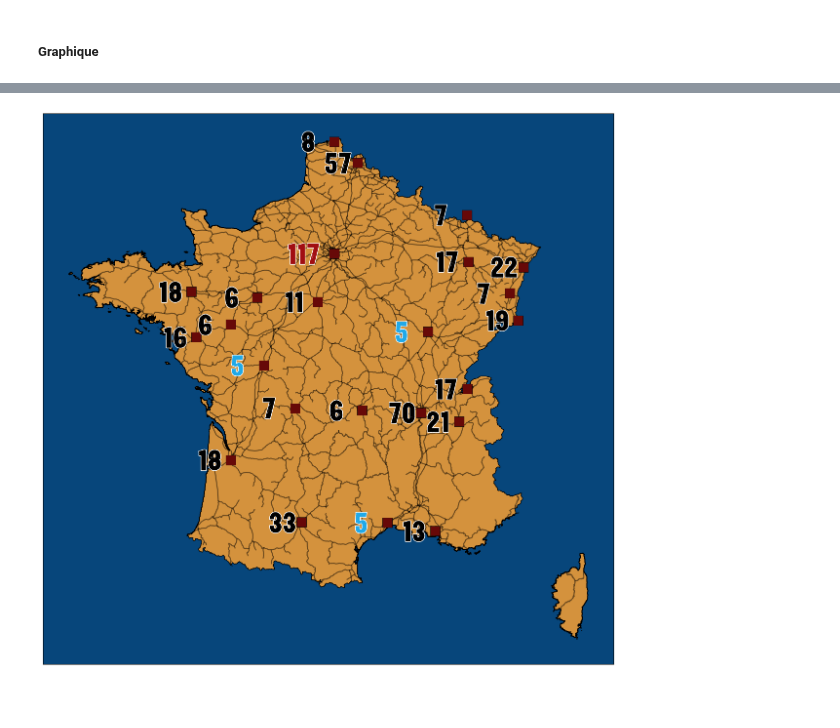
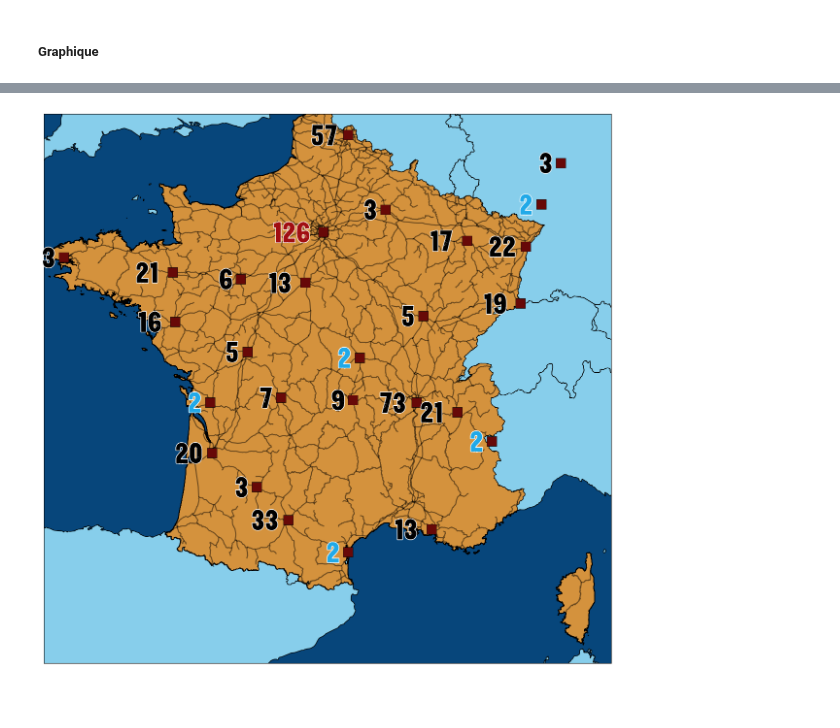
Before and after one commit to KylianSts/Perturbations_transport_public, a Jupyter notebook: TGV_TER_database_analysis.ipynb, the cells around one changed output, grey strips where cells are left out. Drawn from its saved outputs; the diff is of its cells as text; code cells hidden in the pictures.

```diff
--- a/TGV_TER_database_analysis.ipynb
+++ b/TGV_TER_database_analysis.ipynb
@@ -736,7 +737,7 @@ Note :
 - Ecrire le nombre de perturbation pour chaque gare le plus loin possible des autres textes/gares
 - couleurs de la carte qui varie selon les valuers autour
 # %%
-most_impacted_stop = df_merge.groupby('name_stop')['vehicle_id'].count().sort_values(ascending=False)[:50]
+most_impacted_stop = df_merge.groupby('name_stop')['vehicle_id'].count().sort_values(ascending=False)[:100]
 
 print(f"Arrets les plus impactés par les perturbations : \n\n {most_impacted_stop}")
 # %% [output]
@@ -788,8 +787,8 @@ name_to_erase = []
 for i in range(len(most_impacted_stop_new)):
     list_stop = [(most_impacted_stop_new.index[i], most_impacted_stop_new.iloc[i])]
     for j in range(i + 1, len(most_impacted_stop_new)):
-        if abs(stops_lon_lat_new['lon'].iloc[i] - stops_lon_lat_new['lon'].iloc[j]) < 0.5 and \
-           abs(stops_lon_lat_new['lat'].iloc[i] - stops_lon_lat_new['lat'].iloc[j]) < 0.5:
+        if abs(stops_lon_lat_new['lon'].iloc[i] - stops_lon_lat_new['lon'].iloc[j]) < 0.75 and \
+           abs(stops_lon_lat_new['lat'].iloc[i] - stops_lon_lat_new['lat'].iloc[j]) < 0.75:
             list_stop.append((most_impacted_stop_new.index[j], most_impacted_stop_new.iloc[j]))
 
     if len(list_stop) > 1:
@@ -832,43 +813,56 @@ ax.axes.get_yaxis().set_visible(False)
 
 # Chargement et affichage des données géospatiales
 france = gpd.read_file('data/France/FRA_adm0.shp')
+world = gpd.read_file('data/World/ne_10m_admin_0_countries.shp')
 reseau = gpd.read_file('formes-des-lignes-du-rfn/formes-des-lignes-du-rfn.shp')
 # Plot de la carte de France
 france.plot(ax=ax, color='#d4923d', edgecolor='black', zorder=2)
+world.plot(ax=ax, color='skyblue', edgecolor='black')
 # Plot du réseau sur la carte
 reseau.plot(ax=ax, color='black', alpha=0.5)
+
+limite_ouest, limite_est = -5, 10
+limite_sud, limite_nord = 41, 51
+
+ax.set_xlim(limite_ouest, limite_est)
+ax.set_ylim(limite_sud, limite_nord)
 
 font_name = 'data/Font_name/Yardbird Numerals.ttf'
 prop = font_manager.FontProperties(fname=font_name)
 
 # Ajout des points d'arrêts impactés
 ax.scatter(longitudes, latitudes, s=200, color='#670908', edgecolor='black', linewidth=0.5, zorder=3, alpha=1, marker='s')
 
 # Boucle pour afficher le nombre de perturbations par arrêt
 for lon, lat, value in zip(longitudes, latitudes, list(most_impacted_stop_new_V2)):
     # Ajustement de la position du texte en fonction de la valeur
-    minuslon = 1.3 if value >= 100 else 0.9
+    if value >= 100:
+        minuslon = 1.3
+    elif value >= 10:
+        minuslon = 0.95
+    else:
+        minuslon = 0.55
 
     # Effet de texte pour améliorer la lisibilité
     text_effect = patheffects.withStroke(linewidth=2, foreground="white")
 
     # Couleur du texte en fonction de la valeur
     if value == max(most_impacted_stop_new_V2):
         color = '#a10e12'  # Couleur pour la valeur maximale
     elif value == min(most_impacted_stop_new_V2):
         color = '#21a9e8'  # Couleur pour la valeur minimale
     else:
         color = 'black'  # Couleur par défaut
 
     # Affichage du texte
     ax.text(lon - minuslon, lat, str(value), verticalalignment='center', fontsize=30, color=color, fontweight='bold', path_effects=[text_effect], fontproperties=prop)
 
 # Finalisation et sauvegarde de la figure
 plt.tight_layout()
 plt.savefig("Meteo_retard_couleur.png", dpi=300)
 plt.show()
 # %% [output]
-[figure, old version]
+[figure, new version]
 # %% [markdown]
 ##
 # %% [markdown]
```
Also changed, not shown: parts of 11 cells of this notebook.
